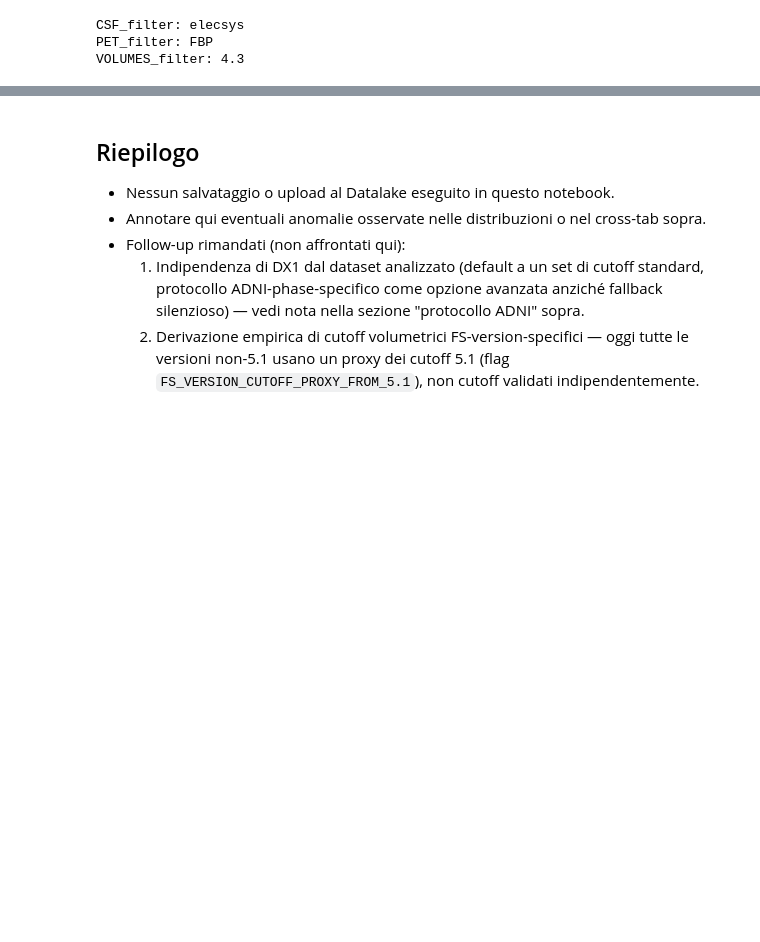
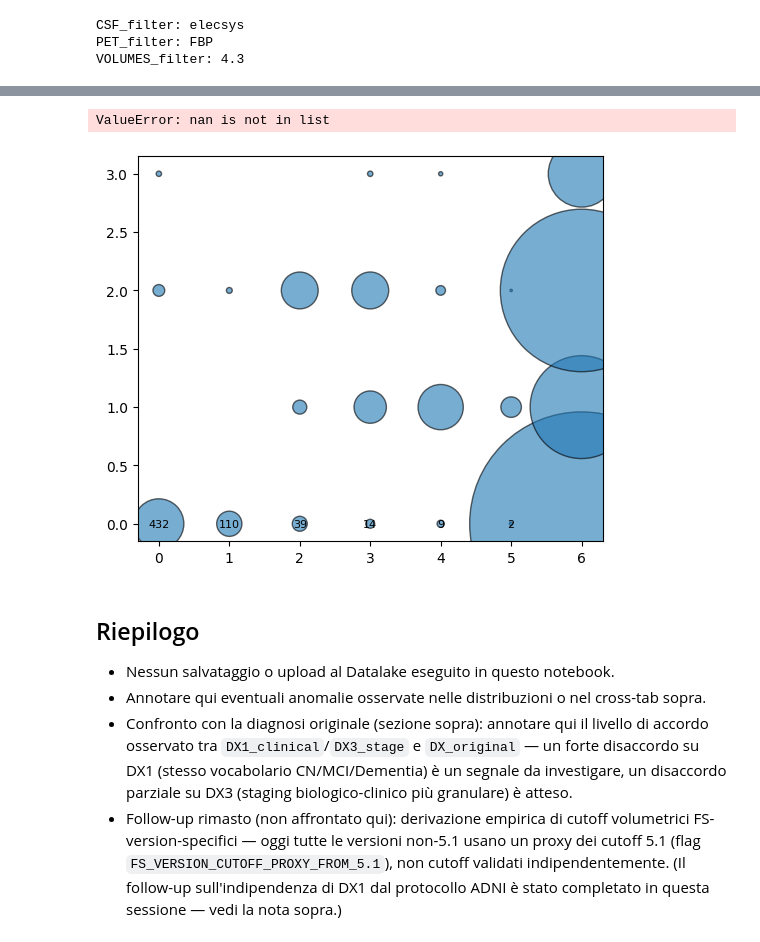
Before and after one commit to ifabfoundation/AIND, a Jupyter notebook: WP-3/DX_calculators/rules/run_dx_pipeline.ipynb, the cells around one changed output, grey strips where cells are left out. Cells and saved outputs as stored; diff of their text form; code cells hidden in the pictures; blank space fills up the shorter version.

Commit message:
Aggiornamento dei file, ancora non defnitivo, e non è stato possibile fare verifiche perchè ada cloud in down

```diff
--- a/WP-3/DX_calculators/rules/run_dx_pipeline.ipynb
+++ b/WP-3/DX_calculators/rules/run_dx_pipeline.ipynb
@@ -210,0 +179,14 @@ display(df.head())
+# %%
+# Riusa dummies_to_categorical (già usata in WP-2/Data_cleaning/post-generation/
+# reverse_transformations.py) invece di reinventare la ricostruzione da dummy.
+sys.path.insert(0, os.path.abspath(os.path.join(os.getcwd(), "../../../WP-2/Data_cleaning/post-generation")))
+from dummy_to_categorical import dummies_to_categorical
+
+# drop_dummies=False: le colonne DX/CN, DX/MCI, DX/Dementia restano nel DataFrame.
+# handle_all_zero="none": righe senza nessun dummy a 1 diventano "Unknown" (stesso
+# vocabolario di DX_LABELS["UNKNOWN"] in config.py), invece di NaN silenzioso.
+df = dummies_to_categorical(
+    df, dummy_prefix="DX", separator="/", drop_dummies=False,
+    handle_all_zero="none", original_column_name="DX_original",
+)
+df["DX_original"].value_counts(dropna=False)
@@ -210,0 +200,3 @@ display(df.head())
+# %%
+crosstab_dx1 = pd.crosstab(df["DX_original"], df["DX1_clinical"], dropna=False)
+crosstab_dx1
@@ -210,0 +255,3 @@ display(df.head())
+# %%
+crosstab_dx3 = pd.crosstab(df["DX_original"], df["DX3_stage"], dropna=False)
+crosstab_dx3
@@ -211,8 +265,12 @@ display(df.head())
+# %%
+bubble_scatter(crosstab_dx3, "DX3_stage vs diagnosi originale (dimensione punto = n. righe)")
+# %% [output]
+ValueError: nan is not in list
+[figure, added]
 # %% [markdown]
 ## Riepilogo
 
 - Nessun salvataggio o upload al Datalake eseguito in questo notebook.
 - Annotare qui eventuali anomalie osservate nelle distribuzioni o nel cross-tab sopra.
-- Follow-up rimandati (non affrontati qui):
-  1. Indipendenza di DX1 dal dataset analizzato (default a un set di cutoff standard, protocollo ADNI-phase-specifico come opzione avanzata anziché fallback silenzioso) — vedi nota nella sezione "protocollo ADNI" sopra.
-  2. Derivazione empirica di cutoff volumetrici FS-version-specifici — oggi tutte le versioni non-5.1 usano un proxy dei cutoff 5.1 (flag `FS_VERSION_CUTOFF_PROXY_FROM_5.1`), non cutoff validati indipendentemente.
+- Confronto con la diagnosi originale (sezione sopra): annotare qui il livello di accordo osservato tra `DX1_clinical`/`DX3_stage` e `DX_original` — un forte disaccordo su DX1 (stesso vocabolario CN/MCI/Dementia) è un segnale da investigare, un disaccordo parziale su DX3 (staging biologico-clinico più granulare) è atteso.
+- Follow-up rimasto (non affrontato qui): derivazione empirica di cutoff volumetrici FS-version-specifici — oggi tutte le versioni non-5.1 usano un proxy dei cutoff 5.1 (flag `FS_VERSION_CUTOFF_PROXY_FROM_5.1`), non cutoff validati indipendentemente. (Il follow-up sull'indipendenza di DX1 dal protocollo ADNI è stato completato in questa sessione — vedi la nota sopra.)
```
Also changed, not shown: parts of 20 cells of this notebook, 7 other files.
